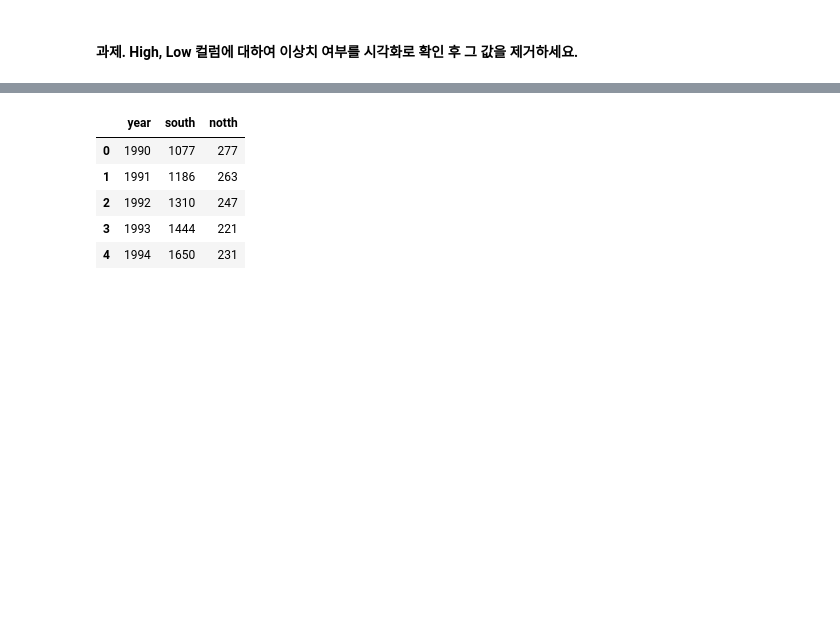
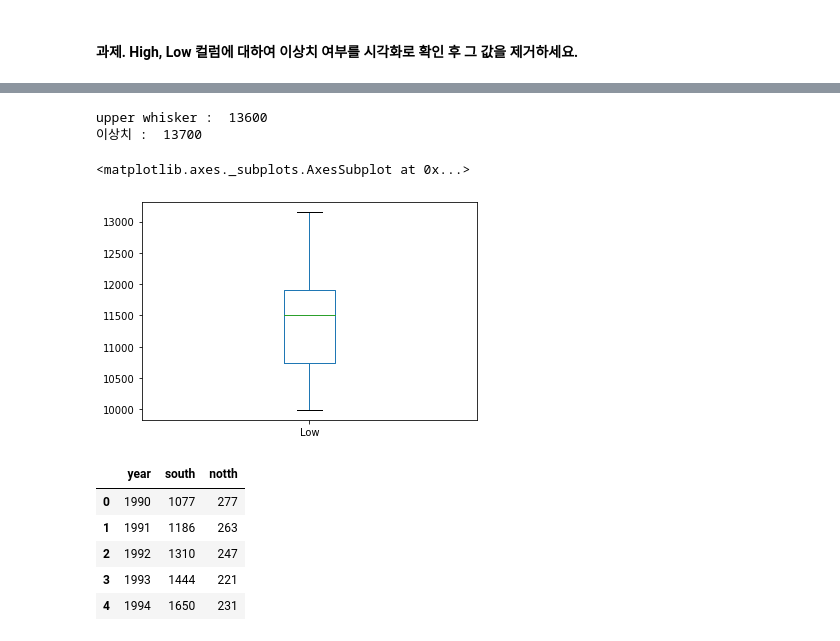
Before and after one commit to bnv20/kdt9, a Jupyter notebook: m2_분석라이브러리/visualization/시각화1_guide.ipynb, the cells around one changed output, grey strips where cells are left out. Cells and saved outputs as stored; diff of their text form; code cells hidden in the pictures; blank space fills up the shorter version.

```diff
--- a/m2_분석라이브러리/visualization/시각화1_guide.ipynb
+++ b/m2_분석라이브러리/visualization/시각화1_guide.ipynb
@@ -228,3 +250,23 @@ Q3+IQR*1.5
+# %%
+# upper whisker 산출 기준 : Q3 + 1.5 x IQR 이내인 값중에서 최댓값
+
+Q1 = df.High.describe()['25%']
+Q3 = df.High.describe()['75%']
+IQR = Q3 - Q1
+# abv = df[(df['High'] <= (Q1-IQR*1.5)) | (df['High'] >= (Q3+IQR*1.5))]
+# print(abv)
+uwc = Q3+IQR*1.5
+uw = df.High[df.High <= uwc].max()
+print('upper whisker : ', uw)
+print('이상치 : ', df.High[df.High>uw].values[0])
+# %% [output]
+upper whisker :  13600
+이상치 :  13700
+# %%
+df.Low.plot(kind='box')
+# %% [output]
+<matplotlib.axes._subplots.AxesSubplot at 0x...>
+[figure, added]
 # %%
 # 남북한의 연도별 발전량 데이터 셋
 # Q. 남북한 발전량 데이터를 시각적으로 탐색하고 그 특징을 요약 기술하세요.
```
Also changed, not shown: parts of 44 cells of this notebook.
